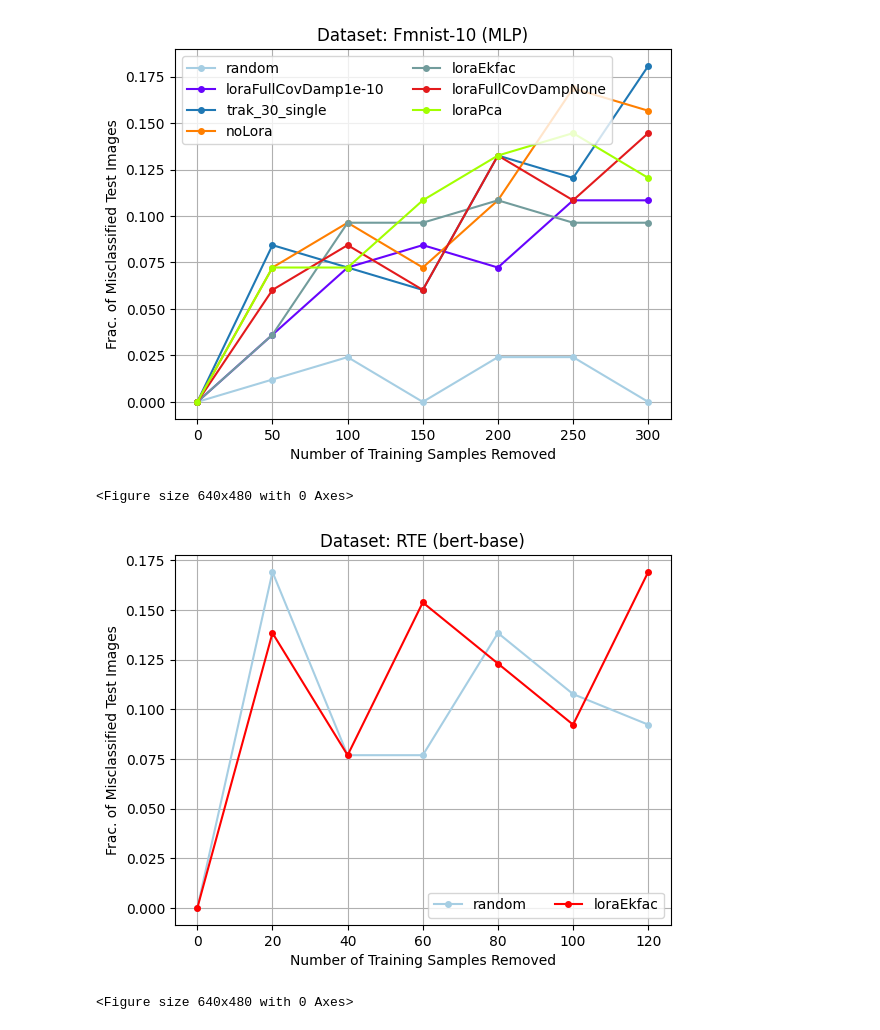
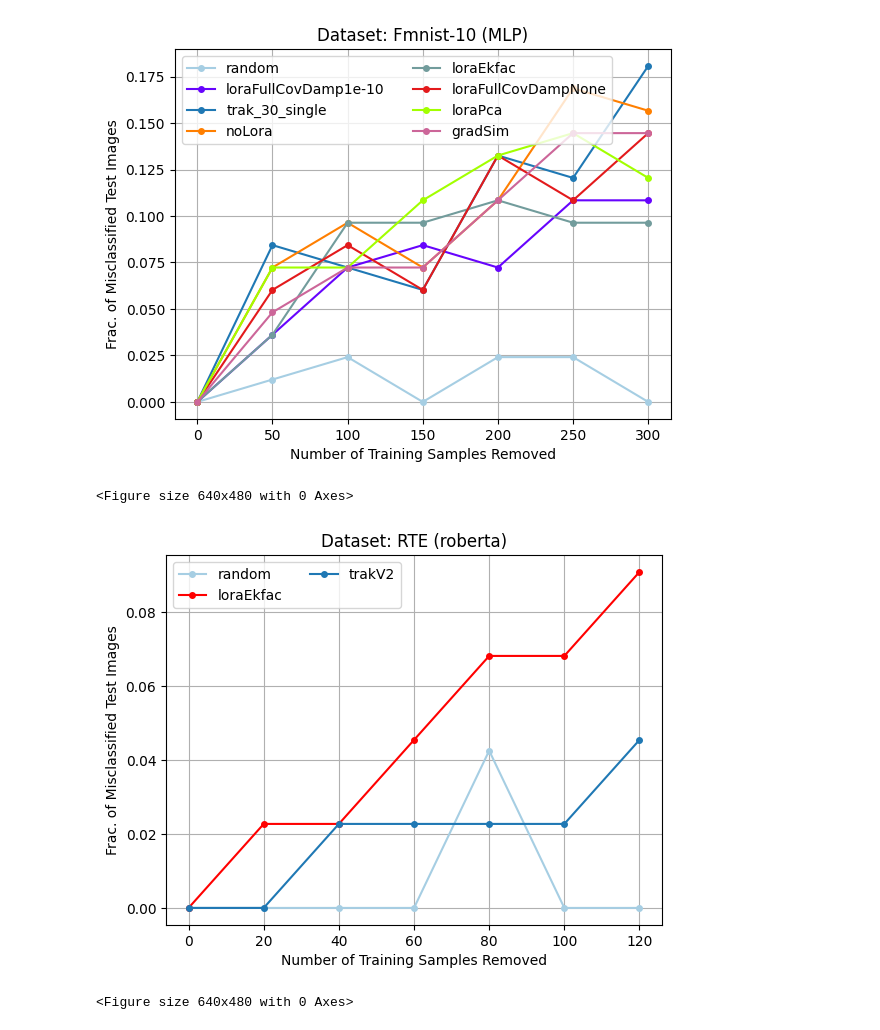
Before and after one commit to logix-project/logix, a Jupyter notebook: examples/notebooks/cifar10/plot_emsemble_brittleness.ipynb, the cells around one changed output. Drawn from its saved outputs; the diff is of its cells as text; code cells hidden in the pictures.

```diff
--- a/examples/notebooks/cifar10/plot_emsemble_brittleness.ipynb
+++ b/examples/notebooks/cifar10/plot_emsemble_brittleness.ipynb
@@ -42,7 +42,8 @@ def main(data_name: str) -> None:
         "Trak_30_model0_epoch25_our_ckpt",
         # "trak_30_model0_epoch25_their_ckpt", #invalid
         # "initrandom_rank64_use_loraTrue_ekfacTrue_damping1e-10_tag_model_id0_logit_lossTrue",
-        "initpca_rank64_lorapca_hessianekfac_damping1e-10_tag_model_id0"
+        "initpca_rank64_lorapca_hessianekfac_damping1e-10_tag_model_id0",
+        "rank64_damping1e-10_tag_model_id0"
     ]
 
     base = 0.0
@@ -118,7 +119,8 @@ def main(data_name: str) -> None:
         "initrandom_rank64_damping1e-10_tag_model_id0",
         "initrandom_rank64_use_loraTrue_ekfacTrue_damping1e-10_tag_model_id0",
         "initrandom_rank64_use_loraTrue_use_full_covarianceTrue_dampingNone_tag_model_id0",
-        "initpca_rank64_lorapca_hessianekfac_damping1e-10_tag_model_id0"
+        "initpca_rank64_lorapca_hessianekfac_damping1e-10_tag_model_id0",
+        "rank64_damping1e-10_tag_model_id0"
     ]
 
     base = 0.0
@@ -155,7 +157,7 @@ def main(data_name: str) -> None:
 if __name__ == "__main__":
     main(data_name="fmnist")
 # %% [output]
-[figure, old version]
+[figure, new version]
 <Figure size 640x480 with 0 Axes>
 # %%
 intervals
@@ -163,7 +165,8 @@ intervals
 def main(data_name: str) -> None:
     algo_name_lst = [
         "random",
-        "initrandom_rank64_lorarandom_hessianekfac_damping1e-10_tag_model_id0"
+        "initrandom_rank64_lorarandom_hessianekfac_damping1e-10_tag_model_id0",
+        "TrakRobertaV2"
     ]
 
     base = 0.0
@@ -171,33 +174,33 @@ def main(data_name: str) -> None:
 
 
     for algo_name in algo_name_lst:
         results = torch.load(
             f"../../files/ensemble_brittleness_results/data_{data_name.lower()}/{algo_name}.pt"
         )
 
         results = np.array(results["results"])
         avg_results = results.sum(0) / results.shape[0]
         plt.plot(
             [0] + intervals,
             [base] + list(avg_results),
             "o-",
             label=get_name(algo_name),
             c=get_color(algo_name),
             markersize=MARKER_SIZE,
         )
 
     plt.legend(ncol=2)
-    plt.title("Dataset: RTE (bert-base)")
+    plt.title("Dataset: RTE (roberta)")
 
     plt.ylabel("Frac. of Misclassified Test Images")
     plt.xlabel("Number of Training Samples Removed")
     plt.grid()
     plt.show()
     plt.clf()
 
 
 if __name__ == "__main__":
     main(data_name="rte")
 # %% [output]
-[figure, old version]
+[figure, new version]
 <Figure size 640x480 with 0 Axes>
```
Also changed, not shown: parts of 1 cell of this notebook, 8 other files.
